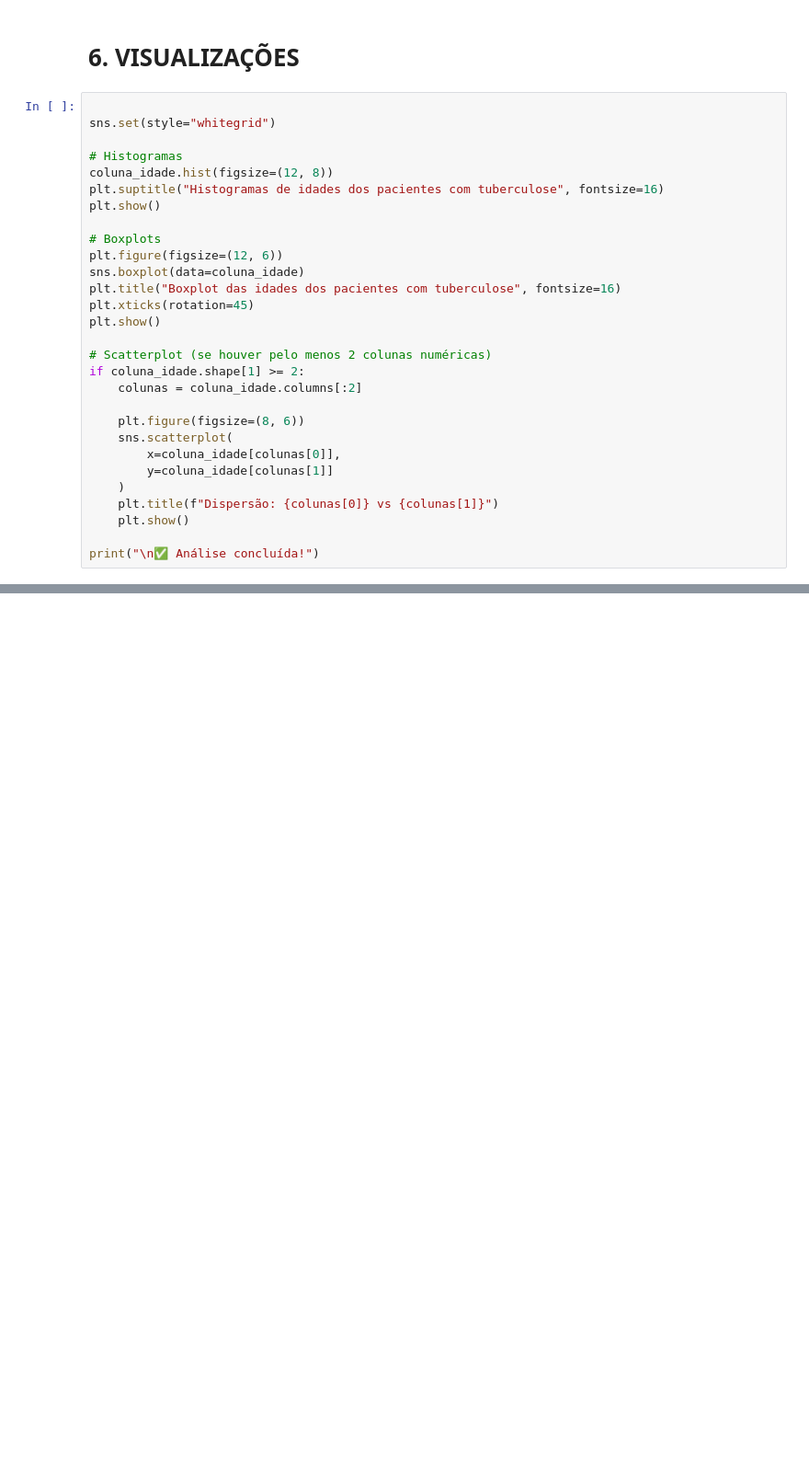
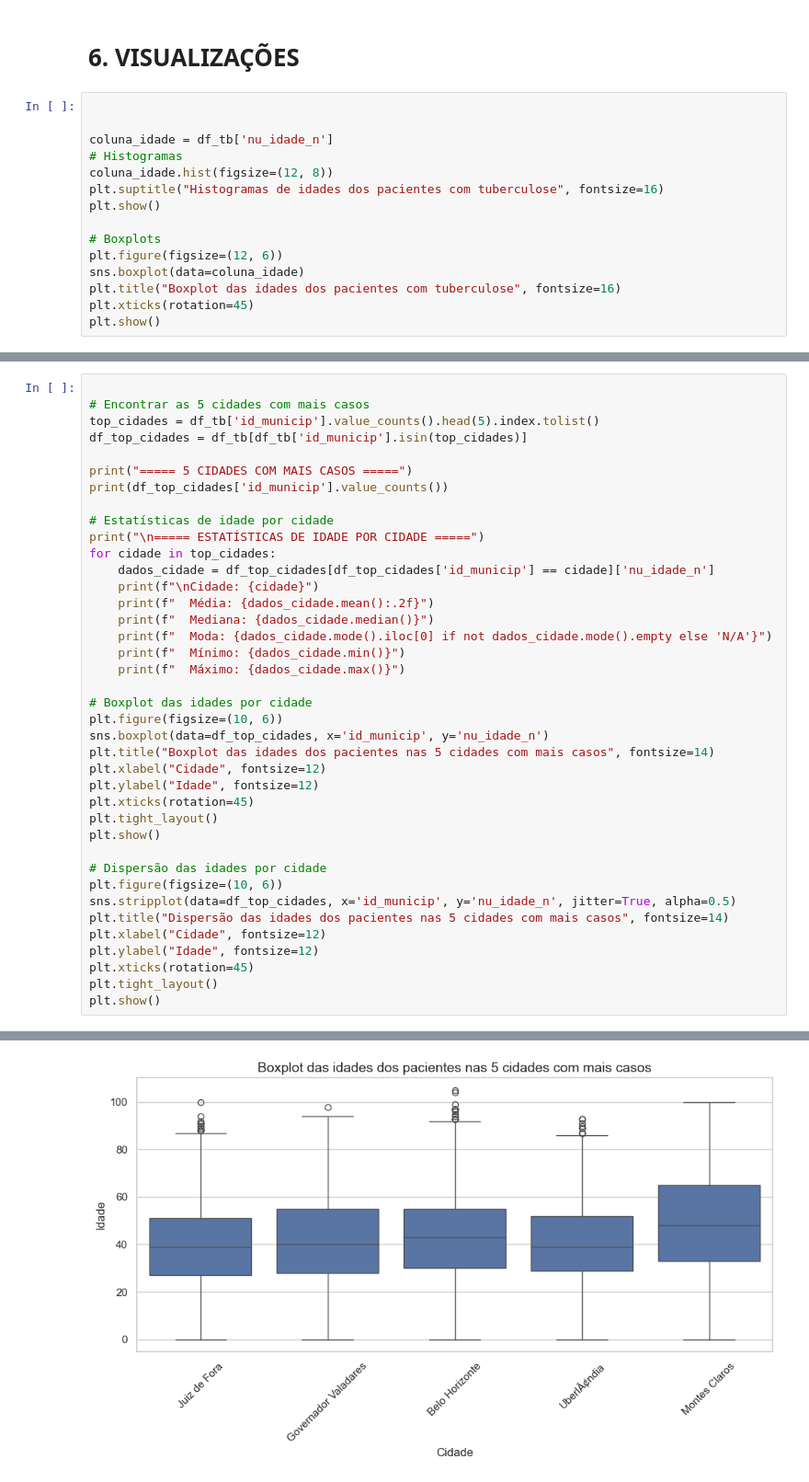
Before and after one commit to bergsantana/Analise-de-Dados-1, a Jupyter notebook: analise_dados.ipynb, the cells around one changed output, grey strips where cells are left out. Shown at 92% size. Cells and saved outputs as stored; diff of their text form; blank space fills up the shorter version.

```diff
--- a/analise_dados.ipynb
+++ b/analise_dados.ipynb
@@ -258,8 +228,8 @@ NÃ£o se aplica     22.787987             0.0        9773
 # 6. VISUALIZAÇÕES
 # %%
 
-sns.set(style="whitegrid")
 
+coluna_idade = df_tb['nu_idade_n']
 # Histogramas
 coluna_idade.hist(figsize=(12, 8))
 plt.suptitle("Histogramas de idades dos pacientes com tuberculose", fontsize=16)
@@ -271,20 +241,6 @@ sns.boxplot(data=coluna_idade)
 plt.title("Boxplot das idades dos pacientes com tuberculose", fontsize=16)
 plt.xticks(rotation=45)
 plt.show()
-
-# Scatterplot (se houver pelo menos 2 colunas numéricas)
-if coluna_idade.shape[1] >= 2:
-    colunas = coluna_idade.columns[:2]
-
-    plt.figure(figsize=(8, 6))
-    sns.scatterplot(
-        x=coluna_idade[colunas[0]],
-        y=coluna_idade[colunas[1]]
-    )
-    plt.title(f"Dispersão: {colunas[0]} vs {colunas[1]}")
-    plt.show()
-
-print("\n✅ Análise concluída!")
 # %% [output]
 [figure]
 [figure]
@@ -291,0 +249,40 @@ IndexError: tuple index out of range
+# %%
+
+# Encontrar as 5 cidades com mais casos
+top_cidades = df_tb['id_municip'].value_counts().head(5).index.tolist()
+df_top_cidades = df_tb[df_tb['id_municip'].isin(top_cidades)]
+
+print("===== 5 CIDADES COM MAIS CASOS =====")
+print(df_top_cidades['id_municip'].value_counts())
+
+# Estatísticas de idade por cidade
+print("\n===== ESTATÍSTICAS DE IDADE POR CIDADE =====")
+for cidade in top_cidades:
+    dados_cidade = df_top_cidades[df_top_cidades['id_municip'] == cidade]['nu_idade_n']
+    print(f"\nCidade: {cidade}")
+    print(f"  Média: {dados_cidade.mean():.2f}")
+    print(f"  Mediana: {dados_cidade.median()}")
+    print(f"  Moda: {dados_cidade.mode().iloc[0] if not dados_cidade.mode().empty else 'N/A'}")
+    print(f"  Mínimo: {dados_cidade.min()}")
+    print(f"  Máximo: {dados_cidade.max()}")
+
+# Boxplot das idades por cidade
+plt.figure(figsize=(10, 6))
+sns.boxplot(data=df_top_cidades, x='id_municip', y='nu_idade_n')
+plt.title("Boxplot das idades dos pacientes nas 5 cidades com mais casos", fontsize=14)
+plt.xlabel("Cidade", fontsize=12)
+plt.ylabel("Idade", fontsize=12)
+plt.xticks(rotation=45)
+plt.tight_layout()
+plt.show()
+
+# Dispersão das idades por cidade
+plt.figure(figsize=(10, 6))
+sns.stripplot(data=df_top_cidades, x='id_municip', y='nu_idade_n', jitter=True, alpha=0.5)
+plt.title("Dispersão das idades dos pacientes nas 5 cidades com mais casos", fontsize=14)
+plt.xlabel("Cidade", fontsize=12)
+plt.ylabel("Idade", fontsize=12)
+plt.xticks(rotation=45)
+plt.tight_layout()
+plt.show()
+# %% [output]
@@ -291,0 +306 @@ IndexError: tuple index out of range
+[figure, added]
```
Also changed, not shown: parts of 4 cells of this notebook, 1 other file.
